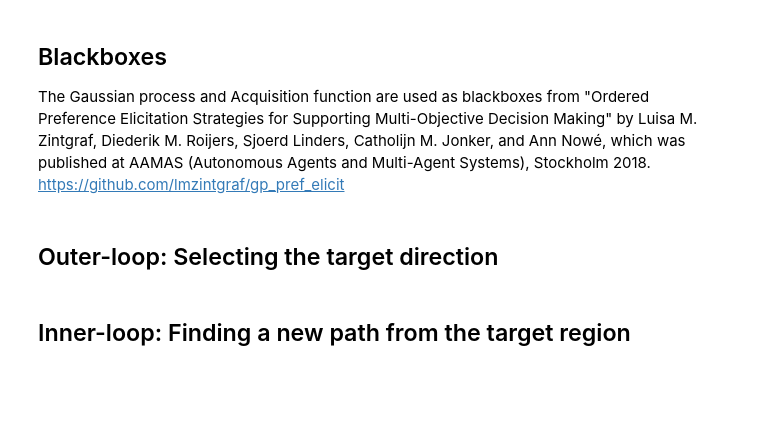
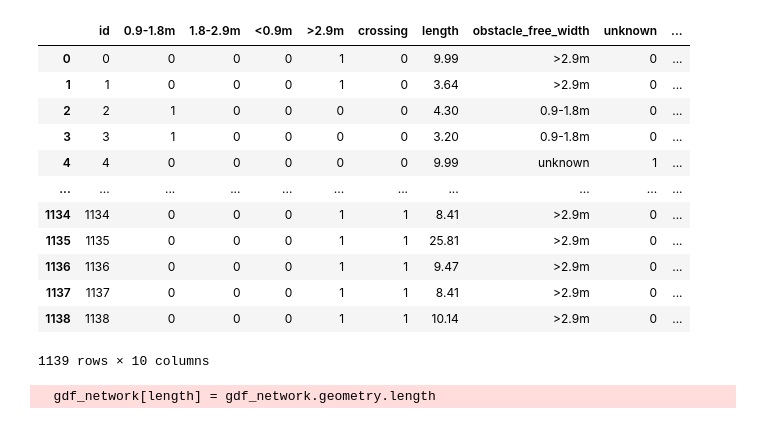
Before and after one commit to alisatodorova/Interactive-MOPPA, a Jupyter notebook: main.ipynb, the cells around one changed output. Drawn from its saved outputs; the diff is of its cells as text; code cells hidden in the pictures; blank space fills up the shorter version.

```diff
--- a/main.ipynb
+++ b/main.ipynb
@@ -42,3 +12,0 @@ plt.show()
-# %% [markdown]
-## Blackboxes
-The Gaussian process and Acquisition function are used as blackboxes from "Ordered Preference Elicitation Strategies for Supporting Multi-Objective Decision Making" by Luisa M. Zintgraf, Diederik M. Roijers, Sjoerd Linders, Catholijn M. Jonker, and Ann Nowé, which was published at AAMAS (Autonomous Agents and Multi-Agent Systems), Stockholm 2018. https://github.com/lmzintgraf/gp_pref_elicit
@@ -54,2 +12,0 @@ u_hat = af.initialise_acquirer() #Initialise acquisition function
-# %% [markdown]
-## Outer-loop: Selecting the target direction
@@ -63,2 +13,28 @@ for i in objectives:
-# %% [markdown]
-## Inner-loop: Finding a new path from the target region
+# %%
+# Read in the map  ##
+map = gpd.read_file("Sidewalk_width_crossings_small.geojson") #It doesn't want to read in this file, when it is in another folder, i.e., if it is inside the "dataset" folder
+map
+# %% [output]
+|  | id | 0.9-1.8m | 1.8-2.9m | <0.9m | >2.9m | crossing | length | obstacle_free_width | unknown | ... |
+| 0 | 0 | 0 | 0 | 0 | 1 | 0 | 9.99 | >2.9m | 0 | ... |
+| 1 | 1 | 0 | 0 | 0 | 1 | 0 | 3.64 | >2.9m | 0 | ... |
+| 2 | 2 | 1 | 0 | 0 | 0 | 0 | 4.30 | 0.9-1.8m | 0 | ... |
+| 3 | 3 | 1 | 0 | 0 | 0 | 0 | 3.20 | 0.9-1.8m | 0 | ... |
+| 4 | 4 | 0 | 0 | 0 | 0 | 0 | 9.99 | unknown | 1 | ... |
+| ... | ... | ... | ... | ... | ... | ... | ... | ... | ... | ... |
+| 1134 | 1134 | 0 | 0 | 0 | 1 | 1 | 8.41 | >2.9m | 0 | ... |
+| 1135 | 1135 | 0 | 0 | 0 | 1 | 1 | 25.81 | >2.9m | 0 | ... |
+| 1136 | 1136 | 0 | 0 | 0 | 1 | 1 | 9.47 | >2.9m | 0 | ... |
+| 1137 | 1137 | 0 | 0 | 0 | 1 | 1 | 8.41 | >2.9m | 0 | ... |
+| 1138 | 1138 | 0 | 0 | 0 | 1 | 1 | 10.14 | >2.9m | 0 | ... |
+1139 rows × 10 columns
+# %%
+G = momepy.gdf_to_nx(map, approach='primal') #Creates a NetworkX graph from the map
+
+#The following is an example from https://docs.momepy.org/en/stable/examples/clustering.html so I can see if momepy is working
+G = momepy.node_degree(G)
+G = momepy.closeness_centrality(G, radius=400, distance="mm_len")
+G = momepy.meshedness(G, radius=400, distance="mm_len")
+nodes, map = momepy.nx_to_gdf(G)
+# %% [output]
+  gdf_network[length] = gdf_network.geometry.length
```
Also changed, not shown: parts of 8 cells of this notebook, 8 other files.
